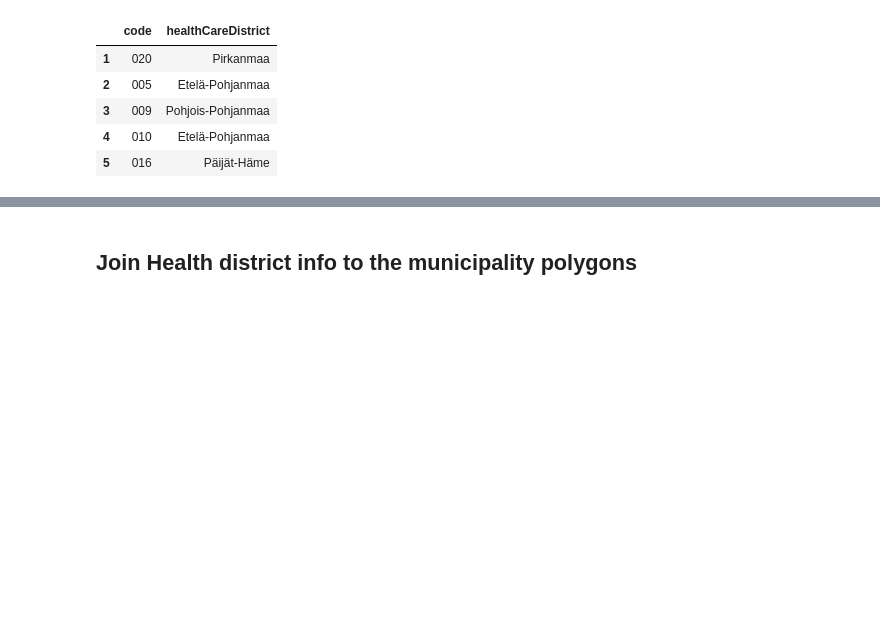
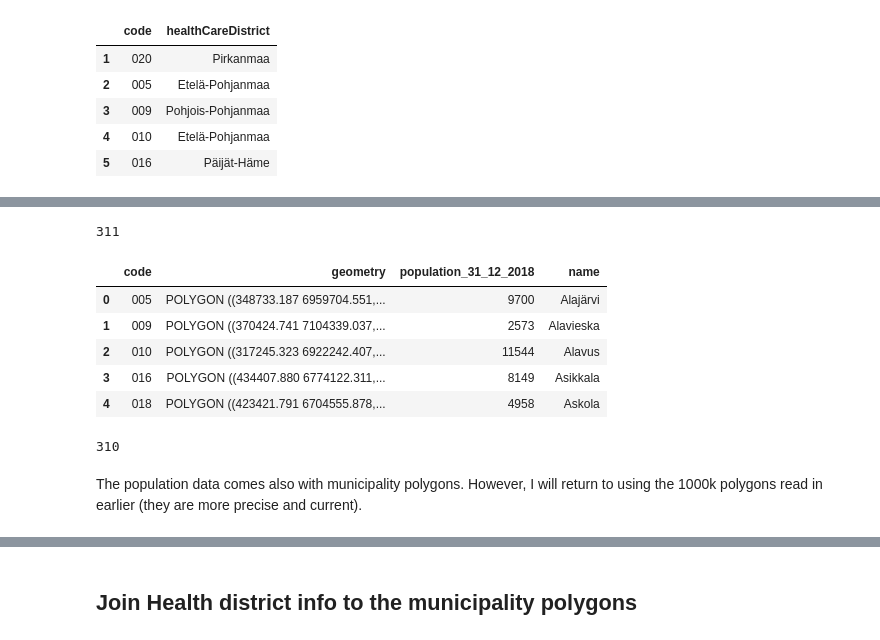
Before and after one commit to VuokkoH/koronavirus-avoindata, a Jupyter notebook: create_health_district_polygons.ipynb, the cells around one changed output, grey strips where cells are left out. Cells and saved outputs as stored; diff of their text form; code cells hidden in the pictures; blank space fills up the shorter version.

```diff
--- a/create_health_district_polygons.ipynb
+++ b/create_health_district_polygons.ipynb
@@ -126,0 +120,6 @@ geodata.plot()
+# %%
+# Check length, in 2020, there are 310 Municipalities.
+#This data still contains Valtimo which was merged with Nurmes at the end of 2019
+len(pop)
+# %% [output]
+311
@@ -126,0 +140,15 @@ geodata.plot()
+# %%
+pop.head()
+# %% [output]
+|  | code | geometry | population_31_12_2018 | name |
+| 0 | 005 | POLYGON ((348733.187 6959704.551,... | 9700 | Alajärvi |
+| 1 | 009 | POLYGON ((370424.741 7104339.037,... | 2573 | Alavieska |
+| 2 | 010 | POLYGON ((317245.323 6922242.407,... | 11544 | Alavus |
+| 3 | 016 | POLYGON ((434407.880 6774122.311,... | 8149 | Asikkala |
+| 4 | 018 | POLYGON ((423421.791 6704555.878,... | 4958 | Askola |
+# %%
+len(pop)
+# %% [output]
+310
+# %% [markdown]
+The population data comes also with municipality polygons. However, I will return to using the 1000k polygons read in earlier (they are more precise and current).
```
Also changed, not shown: parts of 23 cells of this notebook, 2 other files.
